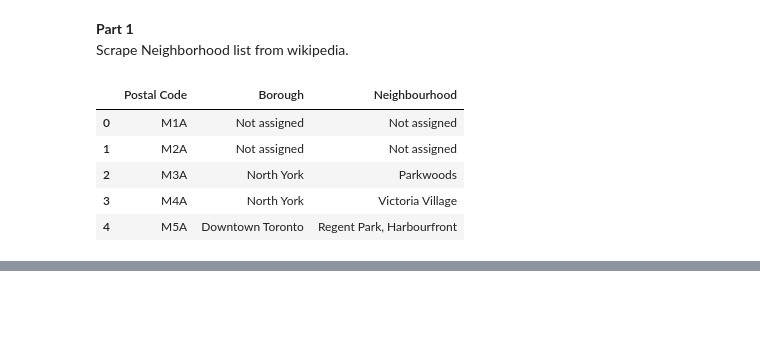
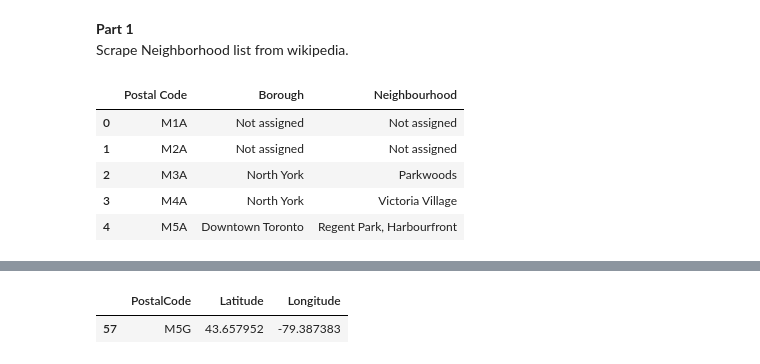
Before and after one commit to xLinkoln/ibm_DataScienceCapstone, a Jupyter notebook: IBM Data Science Capstone Project.ipynb, the cells around one changed output, grey strips where cells are left out. Saved outputs shown, nothing was run; the diff lists cells and outputs as text; code cells hidden in the pictures; blank space fills up the shorter version.

```diff
--- a/IBM Data Science Capstone Project.ipynb
+++ b/IBM Data Science Capstone Project.ipynb
@@ -54,0 +91,7 @@ neighbrhd_df.head()
+# %%
+# Example
+postal_code = 'M5G'
+geo_df[geo_df['PostalCode'] == postal_code]
+# %% [output]
+|  | PostalCode | Latitude | Longitude |
+| 57 | M5G | 43.657952 | -79.387383 |
```
Also changed, not shown: parts of 8 cells of this notebook.
